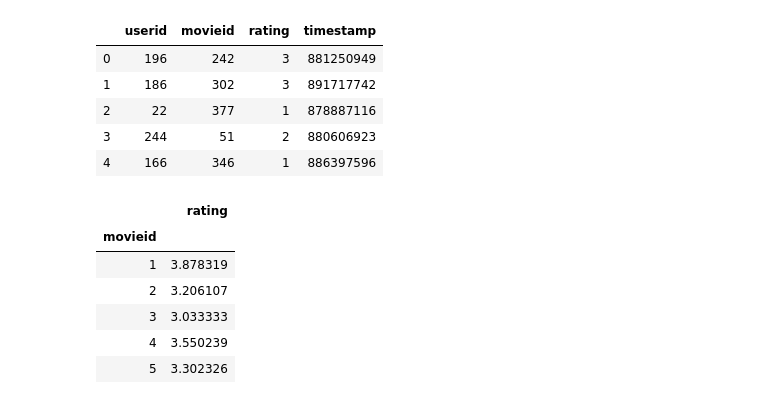
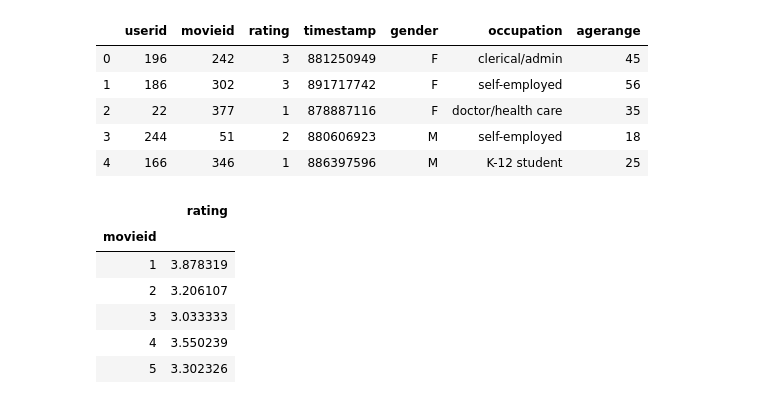
Before and after one commit to koyelpramanick/clustering, a Jupyter notebook: cluster.ipynb, the cells around one changed output. Saved outputs shown, nothing was run; the diff lists cells and outputs as text; code cells hidden in the pictures.

```diff
--- a/cluster.ipynb
+++ b/cluster.ipynb
@@ -14,15 +16,16 @@ from matplotlib import cm
 # %%
 #reading user-rating data file
-movies_rating = pd.read_csv('./data/u.data', sep='\t')
+movies_rating = pd.read_csv('./data/u1.data', sep='\t')
+movies_rating['movieid']=movies_rating['movieid'].astype(int)
 
 movies_rating.head()
 # %% [output]
-|  | userid | movieid | rating | timestamp |
-| 0 | 196 | 242 | 3 | 881250949 |
-| 1 | 186 | 302 | 3 | 891717742 |
-| 2 | 22 | 377 | 1 | 878887116 |
-| 3 | 244 | 51 | 2 | 880606923 |
-| 4 | 166 | 346 | 1 | 886397596 |
+|  | userid | movieid | rating | timestamp | gender | occupation | agerange |
+| 0 | 196 | 242 | 3 | 881250949 | F | clerical/admin | 45 |
+| 1 | 186 | 302 | 3 | 891717742 | F | self-employed | 56 |
+| 2 | 22 | 377 | 1 | 878887116 | F | doctor/health care | 35 |
+| 3 | 244 | 51 | 2 | 880606923 | M | self-employed | 18 |
+| 4 | 166 | 346 | 1 | 886397596 | M | K-12 student | 25 |
 # %%
 #getting average rating of each movie
 avgRatingsMovies = movies_rating.groupby('movieid').mean()
```
Also changed, not shown: parts of 16 cells of this notebook.
